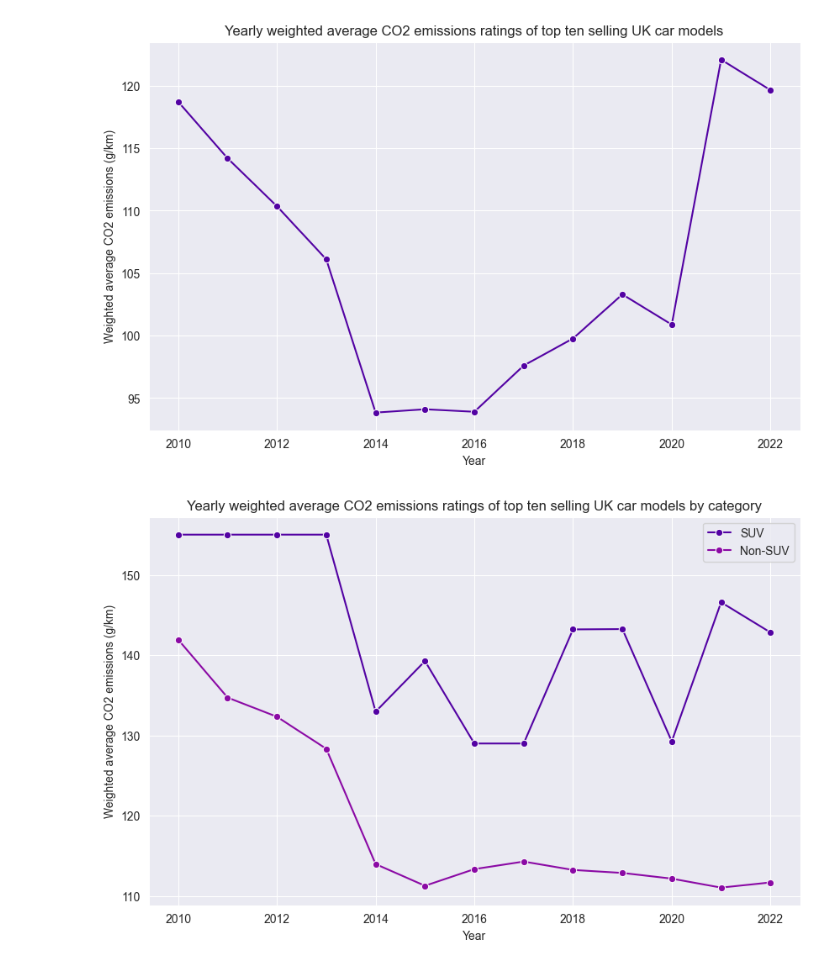
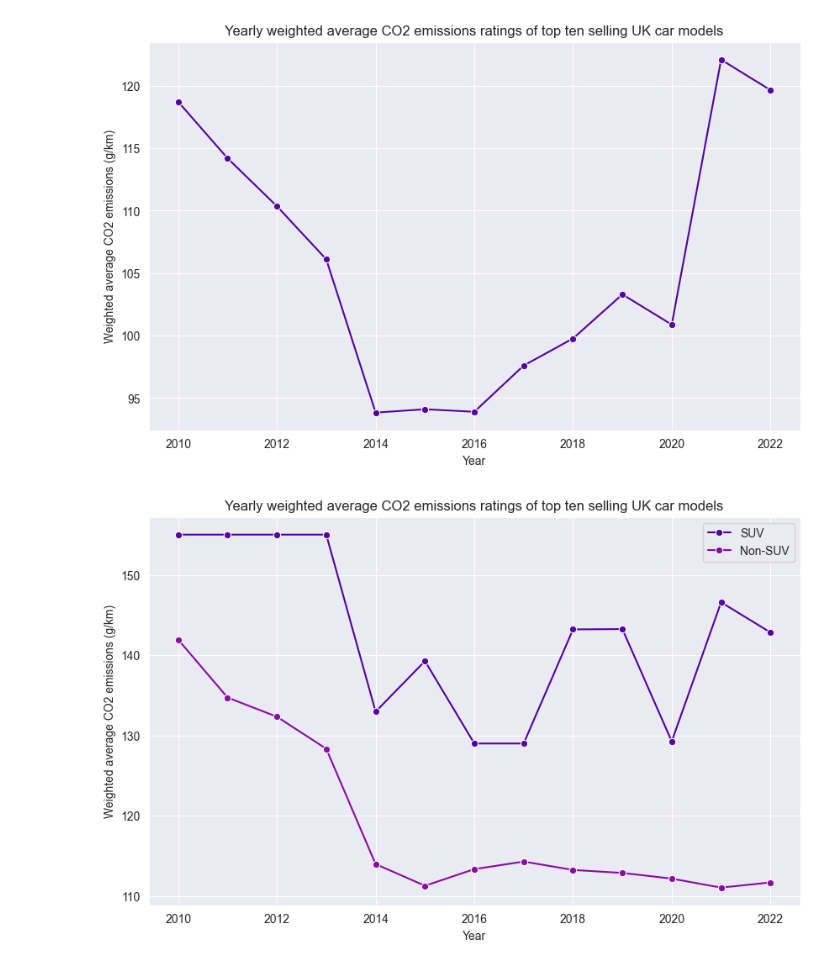
Before and after one commit to stepons/PostWorkings, a Jupyter notebook: SUVs and emissions/SUVs_and_emissions.ipynb, the cells around one changed output. Saved outputs shown, nothing was run; the diff lists cells and outputs as text; code cells hidden in the pictures.

Commit message:
Final plot fix

```diff
--- a/SUVs and emissions/SUVs_and_emissions.ipynb
+++ b/SUVs and emissions/SUVs_and_emissions.ipynb
@@ -267,7 +268,6 @@ for year in range(2010, 2023):  # Change 2023 to 2022
 
     # Iterate through the rows
     for index, row in sales_df.iterrows():
-        brand = row['Brand']
         model = row['Model']
 
         # Check if the year column has a non-null value
@@ -363,9 +363,9 @@ plt.show()
 # %% [output]
 [figure]
 # %%
-# Yearly weighted average emissions by category
+#Yearly weighted average CO2 emissions by category
 
-# Load the car model, weight, and SUV information from Sheet 2
+# Load the car model and CO2 emissions information from Sheet 2
 co2_df = pd.read_excel('Car_stats.xlsx', sheet_name='Car weight and CO2')
 
 # Create a dictionary that maps (Model, Year) to CO2 emissions
@@ -388,48 +388,43 @@ for year in range(2010, 2023):
     # Iterate through the rows
     for index, row in sales_df.iterrows():
         model = row['Model']
+        is_suv = co2_df[(co2_df['Model'] == model) & (co2_df['Year'] == year)]['SUV'].values
 
         # Check if the year column has a non-null value
-        if not pd.isna(row[year]):
+        if not pd.isna(row[year]) and len(is_suv) > 0:
             # Get the CO2 emissions using both model and year
             co2_emissions = car_co2_emissions.get((model, year), 0)
-            weight = car_weights.get((model, year), 0)
             cars_sold = row[year]  # Number of cars sold for this model in this year
 
-            # Check if there is a matching entry in weight_df
-            matching_entry = weight_df[(weight_df['Model'] == model) & (weight_df['Year'] == year)]
-            if not matching_entry.empty:
-                is_suv = matching_entry['SUV'].values[0]
-
-                if is_suv == 1:
-                    total_weighted_co2_emissions_suv += co2_emissions * cars_sold
-                    total_cars_sold_suv += cars_sold
-                else:
-                    total_weighted_co2_emissions_non_suv += co2_emissions * cars_sold
-                    total_cars_sold_non_suv += cars_sold
+            if is_suv[0] == 1:
+                total_weighted_co2_emissions_suv += co2_emissions * cars_sold
+                total_cars_sold_suv += cars_sold
+            else:
+                total_weighted_co2_emissions_non_suv += co2_emissions * cars_sold
+                total_cars_sold_non_suv += cars_sold
 
     # Calculate the weighted average CO2 emissions for SUVs and non-SUVs for the year
     if total_cars_sold_suv > 0:
         weighted_average_co2_emissions_suv = total_weighted_co2_emissions_suv / total_cars_sold_suv
         yearly_weighted_averages_suv[year] = weighted_average_co2_emissions_suv
 
     if total_cars_sold_non_suv > 0:
         weighted_average_co2_emissions_non_suv = total_weighted_co2_emissions_non_suv / total_cars_sold_non_suv
         yearly_weighted_averages_non_suv[year] = weighted_average_co2_emissions_non_suv
 
 # Create DataFrames from the dictionaries for plotting
 weighted_average_co2_df_suv = pd.DataFrame(list(yearly_weighted_averages_suv.items()), columns=['Year', 'SUV Weighted Average CO2 Emissions'])
 weighted_average_co2_df_non_suv = pd.DataFrame(list(yearly_weighted_averages_non_suv.items()), columns=['Year', 'Non-SUV Weighted Average CO2 Emissions'])
 
 # Plot the data for SUV and non-SUV
 plt.figure(figsize=(10, 6))
 sns.lineplot(data=weighted_average_co2_df_suv, x='Year', y='SUV Weighted Average CO2 Emissions', label='SUV', marker='o')
 sns.lineplot(data=weighted_average_co2_df_non_suv, x='Year', y='Non-SUV Weighted Average CO2 Emissions', label='Non-SUV', marker='o')
-plt.title('Yearly weighted average CO2 emissions ratings of top ten selling UK car models by category')
+plt.title('Yearly weighted average CO2 emissions ratings of top ten selling UK car models')
 plt.xlabel('Year')
 plt.ylabel('Weighted average CO2 emissions (g/km)')
 plt.legend()
 plt.grid(True)
 plt.show()
 # %% [output]
-[figure, old version]
+[figure, new version]
```
Also changed, not shown: parts of 1 cell of this notebook, 1 other file.
